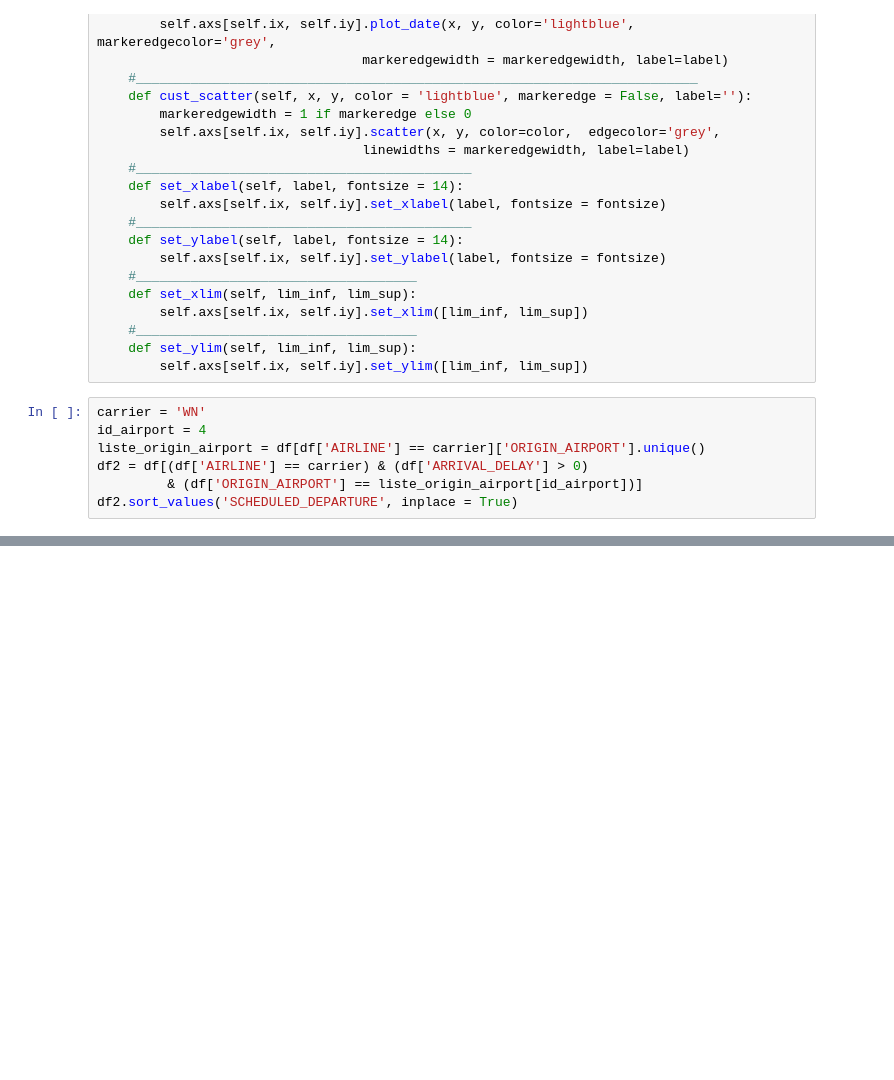
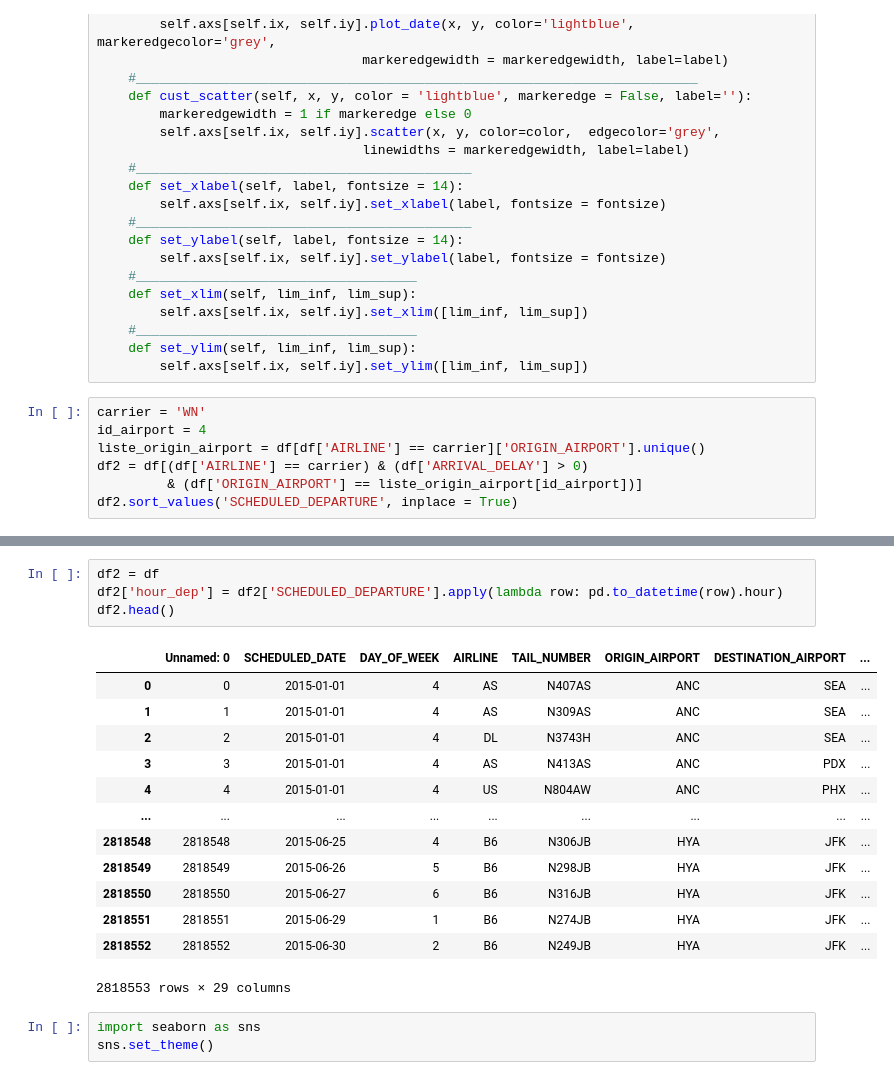
Before and after one commit to paula-sorolla/AML-FlightDelay, a Jupyter notebook: Data Visualizations.ipynb, the cells around one changed output, grey strips where cells are left out. Cells and saved outputs as stored; diff of their text form; blank space fills up the shorter version.

```diff
--- a/Data Visualizations.ipynb
+++ b/Data Visualizations.ipynb
@@ -154,0 +162,21 @@ fig1.set_ylim(-20, 450)
+# %%
+df2 = df
+df2['hour_dep'] = df2['SCHEDULED_DEPARTURE'].apply(lambda row: pd.to_datetime(row).hour)
+df2.head()
+# %% [output]
+|  | Unnamed: 0 | SCHEDULED_DATE | DAY_OF_WEEK | AIRLINE | TAIL_NUMBER | ORIGIN_AIRPORT | DESTINATION_AIRPORT | ... |
+| 0 | 0 | 2015-01-01 | 4 | AS | N407AS | ANC | SEA | ... |
+| 1 | 1 | 2015-01-01 | 4 | AS | N309AS | ANC | SEA | ... |
+| 2 | 2 | 2015-01-01 | 4 | DL | N3743H | ANC | SEA | ... |
+| 3 | 3 | 2015-01-01 | 4 | AS | N413AS | ANC | PDX | ... |
+| 4 | 4 | 2015-01-01 | 4 | US | N804AW | ANC | PHX | ... |
+| ... | ... | ... | ... | ... | ... | ... | ... | ... |
+| 2818548 | 2818548 | 2015-06-25 | 4 | B6 | N306JB | HYA | JFK | ... |
+| 2818549 | 2818549 | 2015-06-26 | 5 | B6 | N298JB | HYA | JFK | ... |
+| 2818550 | 2818550 | 2015-06-27 | 6 | B6 | N316JB | HYA | JFK | ... |
+| 2818551 | 2818551 | 2015-06-29 | 1 | B6 | N274JB | HYA | JFK | ... |
+| 2818552 | 2818552 | 2015-06-30 | 2 | B6 | N249JB | HYA | JFK | ... |
+2818553 rows × 29 columns
+# %%
+import seaborn as sns
+sns.set_theme()
```
Also changed, not shown: parts of 8 cells of this notebook.
